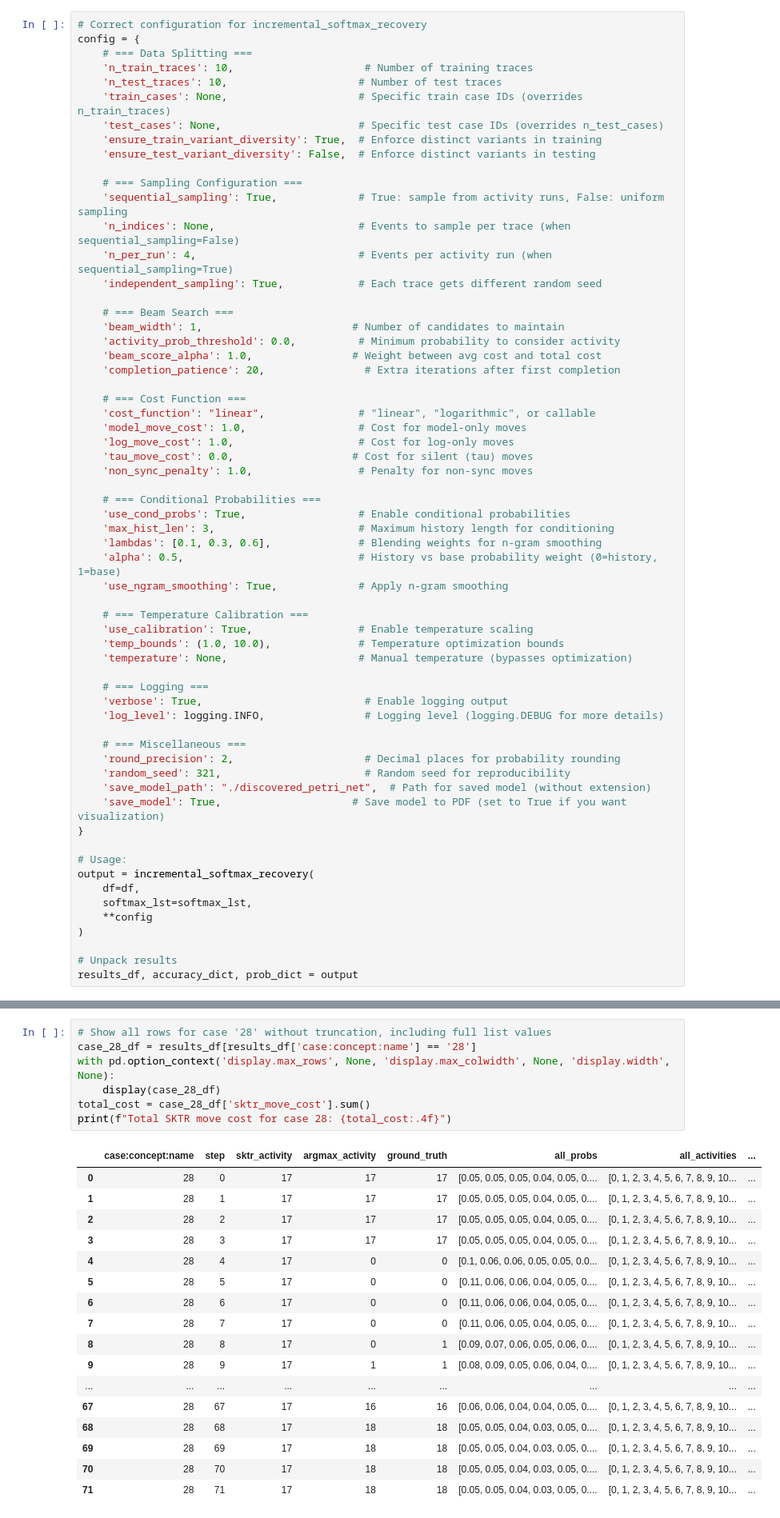
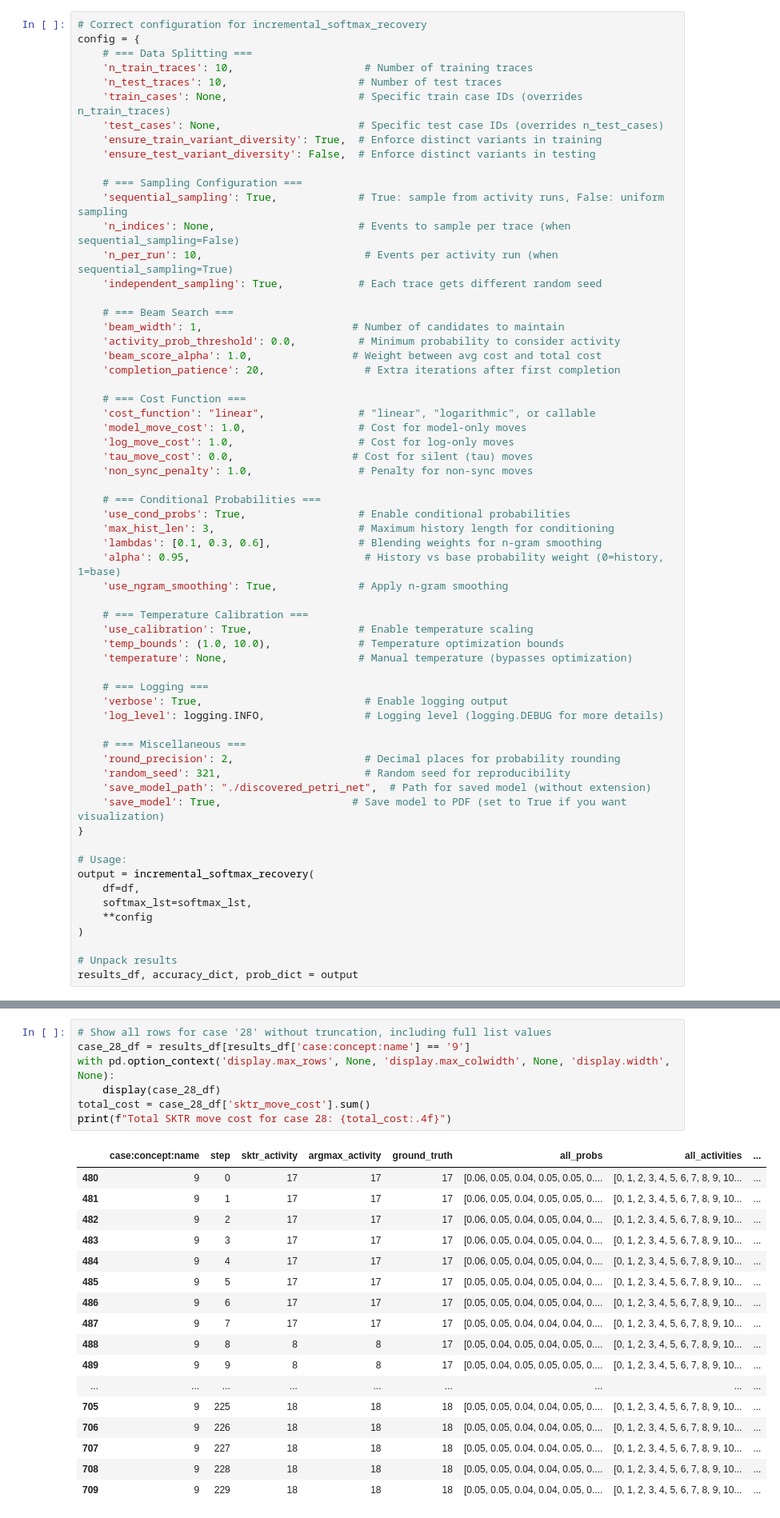
Before and after one commit to elian204/sktr_for_long_traces, a Jupyter notebook: test_incremental_recovery.ipynb, the cells around one changed output, grey strips where cells are left out. Shown: that part at 80% size. Cells and saved outputs as stored; diff of their text form.

```diff
--- a/test_incremental_recovery.ipynb
+++ b/test_incremental_recovery.ipynb
@@ -51,7 +51,7 @@ config = {
     # === Sampling Configuration ===
     'sequential_sampling': True,             # True: sample from activity runs, False: uniform sampling
     'n_indices': None,                       # Events to sample per trace (when sequential_sampling=False)
-    'n_per_run': 4,                          # Events per activity run (when sequential_sampling=True)
+    'n_per_run': 10,                          # Events per activity run (when sequential_sampling=True)
     'independent_sampling': True,            # Each trace gets different random seed
 
     # === Beam Search ===
@@ -71,7 +71,7 @@ config = {
     'use_cond_probs': True,                  # Enable conditional probabilities
     'max_hist_len': 3,                       # Maximum history length for conditioning
     'lambdas': [0.1, 0.3, 0.6],              # Blending weights for n-gram smoothing
-    'alpha': 0.5,                            # History vs base probability weight (0=history, 1=base)
+    'alpha': 0.95,                            # History vs base probability weight (0=history, 1=base)
     'use_ngram_smoothing': True,             # Apply n-gram smoothing
 
     # === Temperature Calibration ===
@@ -179,25 +179,25 @@ prob_dict[('17',)]
 # %%
 # Show all rows for case '28' without truncation, including full list values
-case_28_df = results_df[results_df['case:concept:name'] == '28']
+case_28_df = results_df[results_df['case:concept:name'] == '9']
 with pd.option_context('display.max_rows', None, 'display.max_colwidth', None, 'display.width', None):
     display(case_28_df)
 total_cost = case_28_df['sktr_move_cost'].sum()
 print(f"Total SKTR move cost for case 28: {total_cost:.4f}")
 # %% [output]
 |  | case:concept:name | step | sktr_activity | argmax_activity | ground_truth | all_probs | all_activities | ... |
-| 0 | 28 | 0 | 17 | 17 | 17 | [0.05, 0.05, 0.05, 0.04, 0.05, 0.... | [0, 1, 2, 3, 4, 5, 6, 7, 8, 9, 10... | ... |
-| 1 | 28 | 1 | 17 | 17 | 17 | [0.05, 0.05, 0.05, 0.04, 0.05, 0.... | [0, 1, 2, 3, 4, 5, 6, 7, 8, 9, 10... | ... |
-| 2 | 28 | 2 | 17 | 17 | 17 | [0.05, 0.05, 0.05, 0.04, 0.05, 0.... | [0, 1, 2, 3, 4, 5, 6, 7, 8, 9, 10... | ... |
-| 3 | 28 | 3 | 17 | 17 | 17 | [0.05, 0.05, 0.05, 0.04, 0.05, 0.... | [0, 1, 2, 3, 4, 5, 6, 7, 8, 9, 10... | ... |
-| 4 | 28 | 4 | 17 | 0 | 0 | [0.1, 0.06, 0.06, 0.05, 0.05, 0.0... | [0, 1, 2, 3, 4, 5, 6, 7, 8, 9, 10... | ... |
-| 5 | 28 | 5 | 17 | 0 | 0 | [0.11, 0.06, 0.06, 0.04, 0.05, 0.... | [0, 1, 2, 3, 4, 5, 6, 7, 8, 9, 10... | ... |
-| 6 | 28 | 6 | 17 | 0 | 0 | [0.11, 0.06, 0.06, 0.04, 0.05, 0.... | [0, 1, 2, 3, 4, 5, 6, 7, 8, 9, 10... | ... |
-| 7 | 28 | 7 | 17 | 0 | 0 | [0.11, 0.06, 0.05, 0.04, 0.05, 0.... | [0, 1, 2, 3, 4, 5, 6, 7, 8, 9, 10... | ... |
-| 8 | 28 | 8 | 17 | 0 | 1 | [0.09, 0.07, 0.06, 0.05, 0.06, 0.... | [0, 1, 2, 3, 4, 5, 6, 7, 8, 9, 10... | ... |
-| 9 | 28 | 9 | 17 | 1 | 1 | [0.08, 0.09, 0.05, 0.06, 0.04, 0.... | [0, 1, 2, 3, 4, 5, 6, 7, 8, 9, 10... | ... |
+| 480 | 9 | 0 | 17 | 17 | 17 | [0.06, 0.05, 0.04, 0.05, 0.05, 0.... | [0, 1, 2, 3, 4, 5, 6, 7, 8, 9, 10... | ... |
+| 481 | 9 | 1 | 17 | 17 | 17 | [0.06, 0.05, 0.04, 0.05, 0.05, 0.... | [0, 1, 2, 3, 4, 5, 6, 7, 8, 9, 10... | ... |
+| 482 | 9 | 2 | 17 | 17 | 17 | [0.06, 0.05, 0.04, 0.05, 0.04, 0.... | [0, 1, 2, 3, 4, 5, 6, 7, 8, 9, 10... | ... |
+| 483 | 9 | 3 | 17 | 17 | 17 | [0.06, 0.05, 0.04, 0.05, 0.04, 0.... | [0, 1, 2, 3, 4, 5, 6, 7, 8, 9, 10... | ... |
+| 484 | 9 | 4 | 17 | 17 | 17 | [0.06, 0.05, 0.04, 0.05, 0.04, 0.... | [0, 1, 2, 3, 4, 5, 6, 7, 8, 9, 10... | ... |
+| 485 | 9 | 5 | 17 | 17 | 17 | [0.05, 0.05, 0.04, 0.05, 0.04, 0.... | [0, 1, 2, 3, 4, 5, 6, 7, 8, 9, 10... | ... |
+| 486 | 9 | 6 | 17 | 17 | 17 | [0.05, 0.05, 0.04, 0.05, 0.04, 0.... | [0, 1, 2, 3, 4, 5, 6, 7, 8, 9, 10... | ... |
+| 487 | 9 | 7 | 17 | 17 | 17 | [0.05, 0.05, 0.04, 0.04, 0.04, 0.... | [0, 1, 2, 3, 4, 5, 6, 7, 8, 9, 10... | ... |
+| 488 | 9 | 8 | 8 | 8 | 17 | [0.05, 0.04, 0.05, 0.04, 0.05, 0.... | [0, 1, 2, 3, 4, 5, 6, 7, 8, 9, 10... | ... |
+| 489 | 9 | 9 | 8 | 8 | 17 | [0.05, 0.04, 0.05, 0.05, 0.05, 0.... | [0, 1, 2, 3, 4, 5, 6, 7, 8, 9, 10... | ... |
 | ... | ... | ... | ... | ... | ... | ... | ... | ... |
-| 67 | 28 | 67 | 17 | 16 | 16 | [0.06, 0.06, 0.04, 0.04, 0.05, 0.... | [0, 1, 2, 3, 4, 5, 6, 7, 8, 9, 10... | ... |
-| 68 | 28 | 68 | 17 | 18 | 18 | [0.05, 0.05, 0.04, 0.03, 0.05, 0.... | [0, 1, 2, 3, 4, 5, 6, 7, 8, 9, 10... | ... |
-| 69 | 28 | 69 | 17 | 18 | 18 | [0.05, 0.05, 0.04, 0.03, 0.05, 0.... | [0, 1, 2, 3, 4, 5, 6, 7, 8, 9, 10... | ... |
-| 70 | 28 | 70 | 17 | 18 | 18 | [0.05, 0.05, 0.04, 0.03, 0.05, 0.... | [0, 1, 2, 3, 4, 5, 6, 7, 8, 9, 10... | ... |
-| 71 | 28 | 71 | 17 | 18 | 18 | [0.05, 0.05, 0.04, 0.03, 0.05, 0.... | [0, 1, 2, 3, 4, 5, 6, 7, 8, 9, 10... | ... |
+| 705 | 9 | 225 | 18 | 18 | 18 | [0.05, 0.05, 0.04, 0.04, 0.05, 0.... | [0, 1, 2, 3, 4, 5, 6, 7, 8, 9, 10... | ... |
+| 706 | 9 | 226 | 18 | 18 | 18 | [0.05, 0.05, 0.04, 0.04, 0.05, 0.... | [0, 1, 2, 3, 4, 5, 6, 7, 8, 9, 10... | ... |
+| 707 | 9 | 227 | 18 | 18 | 18 | [0.05, 0.05, 0.04, 0.04, 0.05, 0.... | [0, 1, 2, 3, 4, 5, 6, 7, 8, 9, 10... | ... |
+| 708 | 9 | 228 | 18 | 18 | 18 | [0.05, 0.05, 0.04, 0.04, 0.05, 0.... | [0, 1, 2, 3, 4, 5, 6, 7, 8, 9, 10... | ... |
+| 709 | 9 | 229 | 18 | 18 | 18 | [0.05, 0.05, 0.04, 0.04, 0.05, 0.... | [0, 1, 2, 3, 4, 5, 6, 7, 8, 9, 10... | ... |
```
Also changed, not shown: parts of 5 cells of this notebook, 2 other files.
